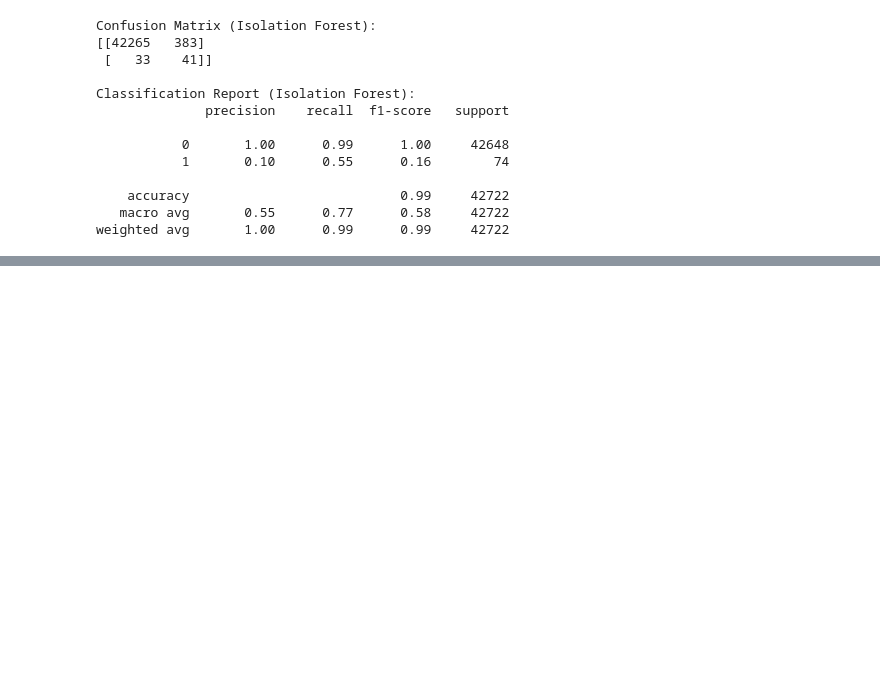
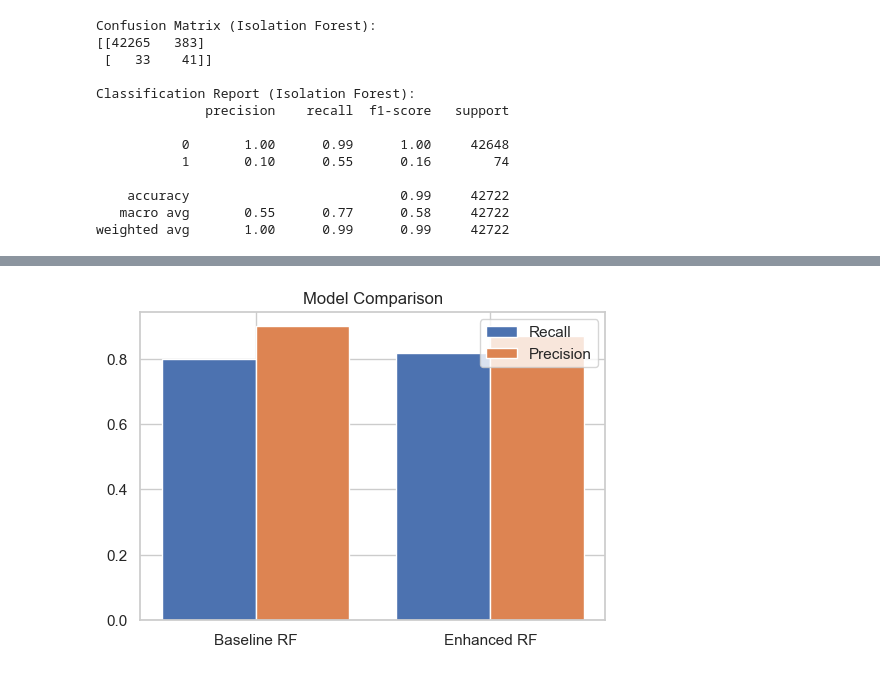
Before and after one commit to mdrprashan/Creditcard-fraud-detection-using-ML, a Jupyter notebook: model.ipynb, the cells around one changed output, grey strips where cells are left out. Cells and saved outputs as stored; diff of their text form; code cells hidden in the pictures; blank space fills up the shorter version.

```diff
--- a/model.ipynb
+++ b/model.ipynb
@@ -419,0 +699,20 @@ weighted avg       1.00      0.99      0.99     42722
+# %%
+import matplotlib.pyplot as plt
+
+models = ['Baseline RF', 'Enhanced RF']
+recall = [0.80, 0.82]   # update if needed
+precision = [0.90, 0.87]
+
+x = range(len(models))
+
+plt.figure(figsize=(6,4))
+plt.bar(x, recall, width=0.4, label='Recall')
+plt.bar([i + 0.4 for i in x], precision, width=0.4, label='Precision')
+
+plt.xticks([i + 0.2 for i in x], models)
+plt.title("Model Comparison")
+plt.legend()
+
+plt.show()
+# %% [output]
+[figure, added]
```
Also changed, not shown: parts of 45 cells of this notebook, 8 other files.
